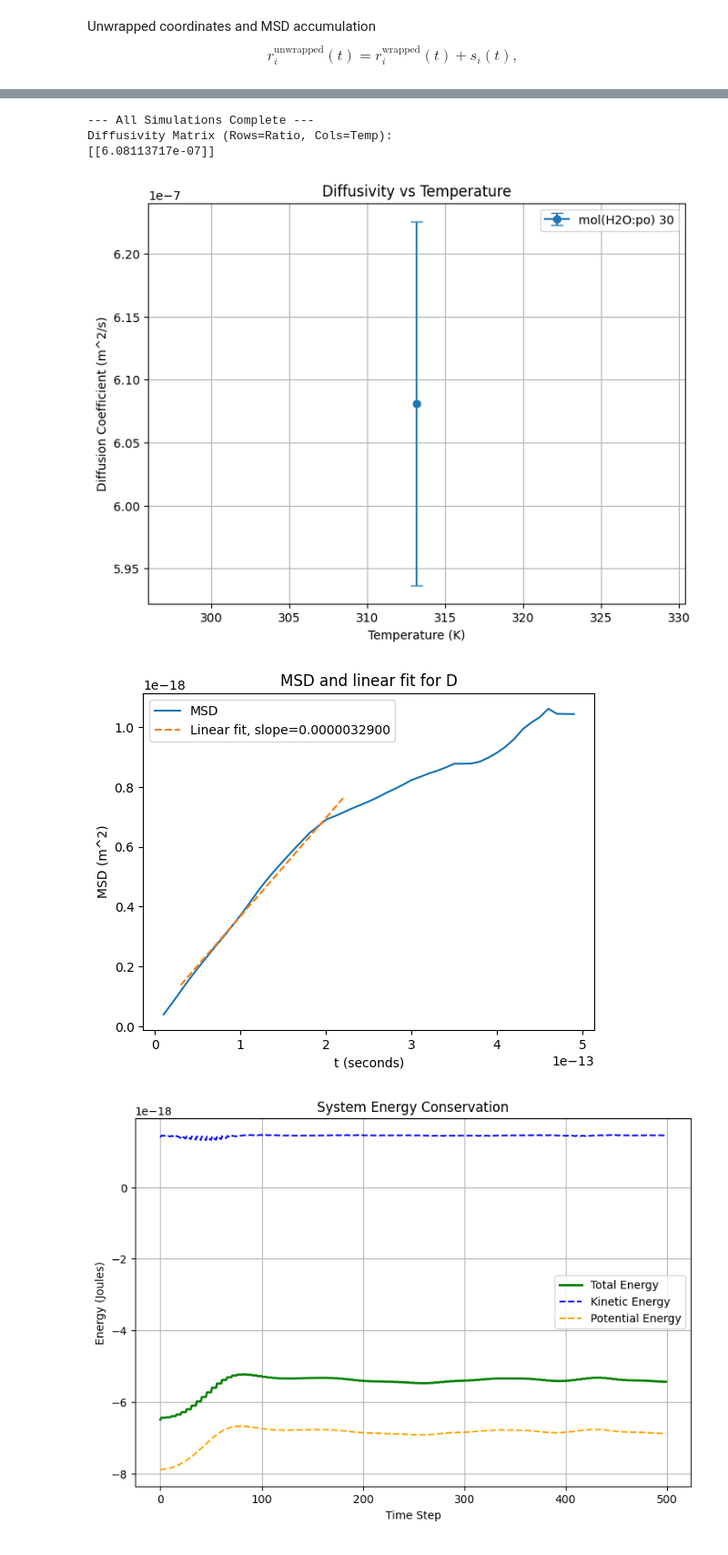
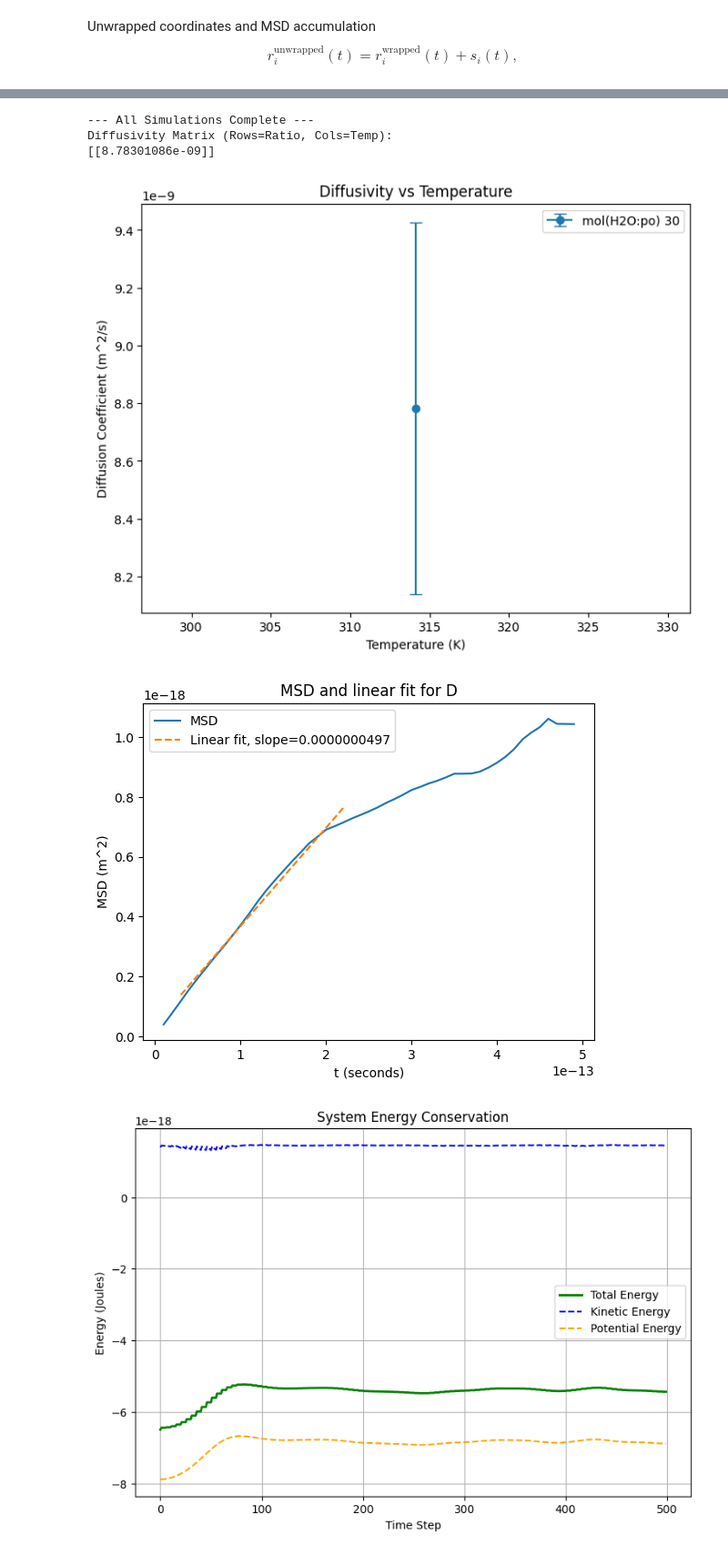
Before and after one commit to AlexPooley7/Multiscale-Modelling, a Jupyter notebook: CE20248/Coursework/newWorkingDoc.ipynb, the cells around one changed output, grey strips where cells are left out. Shown at 91% size. Saved outputs shown, nothing was run; the diff lists cells and outputs as text; code cells hidden in the pictures.

```diff
--- a/CE20248/Coursework/newWorkingDoc.ipynb
+++ b/CE20248/Coursework/newWorkingDoc.ipynb
@@ -714,7 +714,7 @@ def block_average_D(t, msd, nblocks=6, frac_start=0.05, frac_end=0.45):
 
     return Ds.mean(), Ds.std(ddof=1)/np.sqrt(len(Ds))
 # %%
-def density_calculator(molar_ratio):
+def density_calculator(molar_ratio, rho_po, rho_water):
 # Density calculator via volume additivity
     molar_mass_water_val = 18.015e-3
     molar_mass_po_val = 58.08e-3
@@ -807,7 +807,7 @@ molar_ratio_list = np.array([30]) # Molar ratio of water to po (pure water, pure
 num_ratio = len(molar_ratio_list) # Length of array for counting in loop
 
 # Temperatures
-temperatures_list = np.array([273.15+40])  # Different temperatures for generalisation
+temperatures_list = np.array([273.15+41])  # Different temperatures for generalisation
 num_temps = len(temperatures_list)         # Length of array for counting in loop
 
 # Matrices to store results for each (ratio, temp) pair
@@ -846,7 +846,7 @@ lambda_po = 17.079                       # Repulsion exponent [-] [REF]
 # Simulation Parameters
 dt = 1e-15          # Dimensional time step [s]
 save_stride = 10    # Only saves every 10th frame to reduce file size
-steps = 50000         # Number of steps for the integrator
+steps = 100000        # Number of steps for the integrator
 
 # 2 bead propylene oxide initilaisation
 bond_length = sigma_po    # the distance between the beads is explicitly described as sigma
@@ -897,7 +897,7 @@ Urc_matrix[1,1] = U_SAFT(rc, sigma_matrix[1,1], epsilon_matrix[1,1], lambda_matr
 global msd_accum, msd_count, time_accum, frames, times
 frames = []
 times = []
-msd_accum = np.zeros(store_max, dtype=float)
+msd_accum = np.zeros(store_max, dtype=float) # store max not declared yet
 msd_count = np.zeros(store_max, dtype=int)
 time_accum = np.arange(store_max, dtype=int)
 # %%
@@ -939,7 +939,7 @@ for r_idx, current_ratio in enumerate(molar_ratio_list): # molar ratio index
 
         # Density calculation
 
-        rho = density_calculator(molar_ratio) # Calls the density of mixture calculator function
+        rho = density_calculator(molar_ratio, rho_po, rho_water) # Calls the density of mixture calculator function
         # print(f"\nDensity of current simulation: rho = {rho} Kg/m3") # Print result for checking
 
         #----------------------------------------------------------------------------------------------------------
@@ -1263,36 +1265,37 @@ print("\n--- All Simulations Complete ---")
 print("Diffusivity Matrix (Rows=Ratio, Cols=Temp):")
 print(final_diffusivities_block)
 
 # Plot Diffusivity vs Temperature for each Ratio
 plt.figure(figsize=(8, 6))
 for i, r in enumerate(molar_ratio_list):
     label_str = f"mol(H2O:po) {r}" if r < 1e6 else "Pure Water"
     if r == 0: label_str = "Pure PO"
 
     plt.errorbar(temperatures_list, final_diffusivities_block[i, :],
                  yerr=final_diffusivities_error[i, :],
                  marker='o', capsize=5, label=label_str)
 
 plt.xlabel('Temperature (K)')
 plt.ylabel('Diffusion Coefficient (m^2/s)')
 plt.title('Diffusivity vs Temperature')
 plt.legend()
-plt.grid(True)
+plt.grid(False)
 plt.show()
 
 # Plot MSD and fit
 plt.plot(t_stored, msd_stored, label='MSD')
 plt.plot(t_fit_stored, A_stored*t_fit_stored + B_stored, '--', label=f'Linear fit, slope={A:.10f}')
 plt.xlabel('t (seconds)')
 plt.ylabel('MSD (m^2)')
 plt.title('MSD and linear fit for D')
+plt.grid
 plt.legend()
 plt.show()
 # %% [output]
 --- All Simulations Complete ---
 Diffusivity Matrix (Rows=Ratio, Cols=Temp):
-[[6.08113717e-07]]
+[[8.78301086e-09]]
-[figure, old version]
+[figure, new version]
 [figure]
 # %%
 # Energy analysis
```
Also changed, not shown: parts of 2 cells of this notebook, 4 other files.
